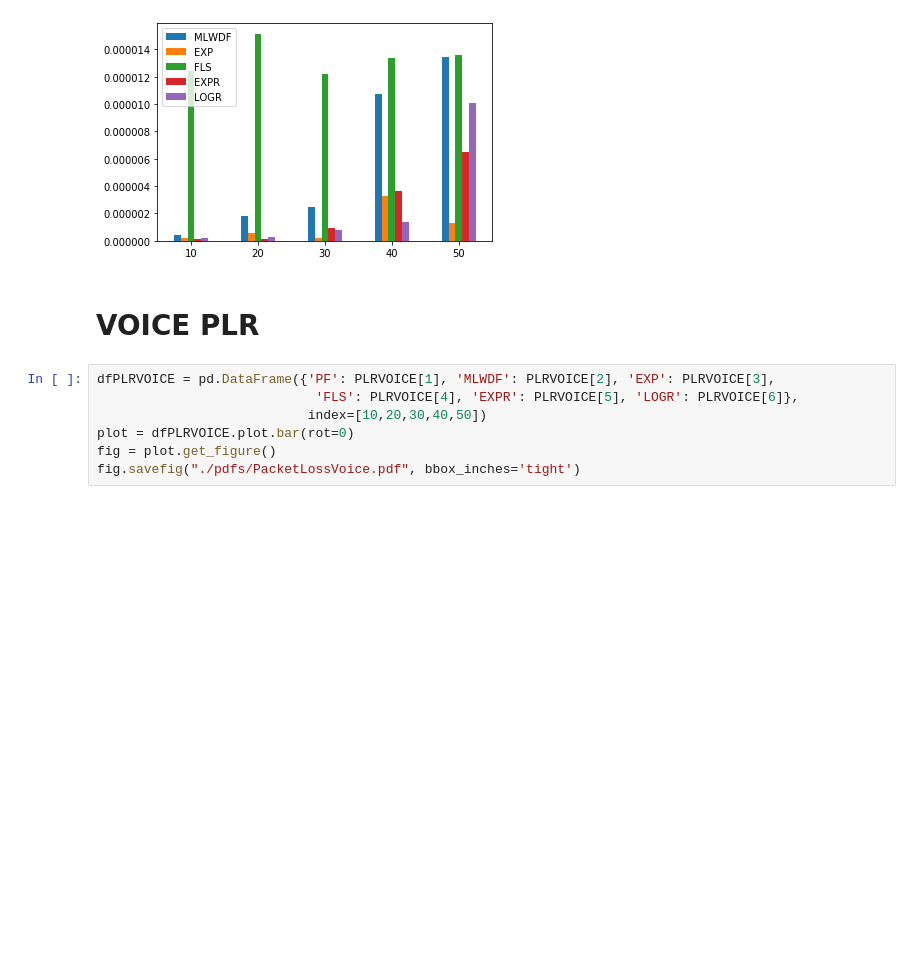
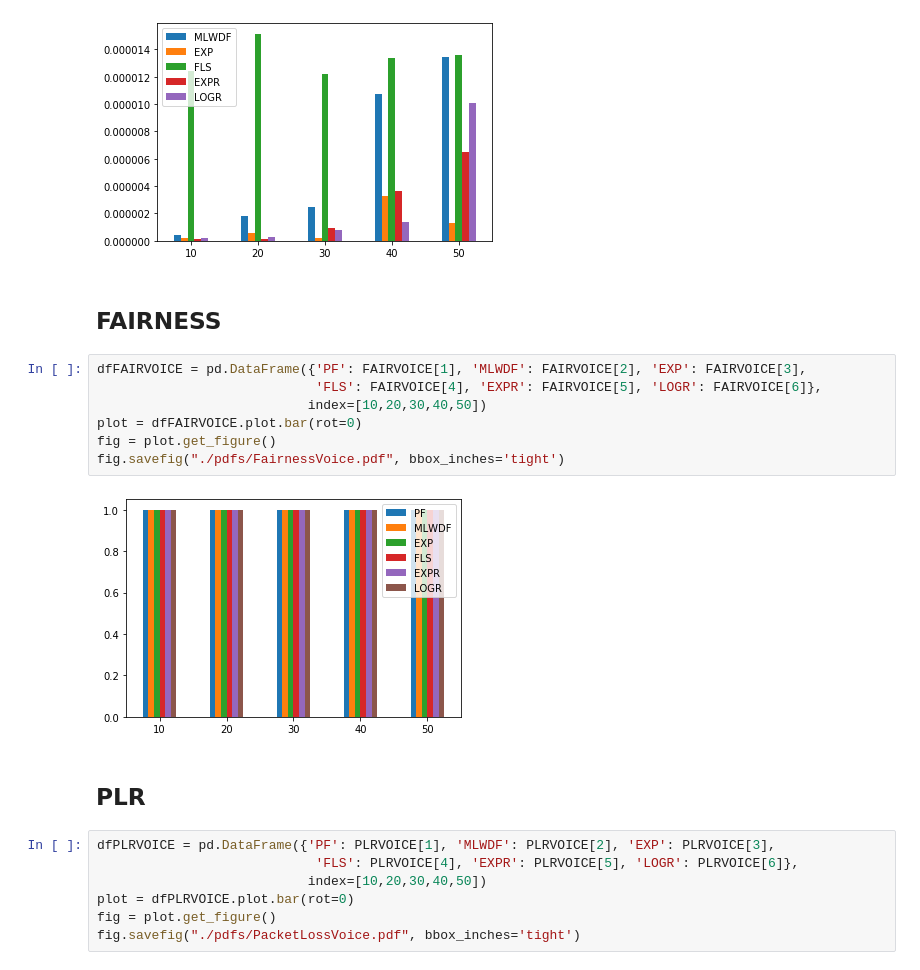
Before and after one commit to gdbranco/lte-sim-dev-new, a Jupyter notebook: myStuff/scripts/Statistics.ipynb, the cells around one changed output. Cells and saved outputs as stored; diff of their text form; blank space fills up the shorter version.

```diff
--- a/myStuff/scripts/Statistics.ipynb
+++ b/myStuff/scripts/Statistics.ipynb
@@ -526,8 +464,19 @@ fig = plot.get_figure()
 fig.savefig("./pdfs/JitterVoIP.pdf", bbox_inches='tight')
 # %% [output]
 [figure]
+# %% [markdown]
+## FAIRNESS
+# %%
+dfFAIRVOICE = pd.DataFrame({'PF': FAIRVOICE[1], 'MLWDF': FAIRVOICE[2], 'EXP': FAIRVOICE[3],
+                            'FLS': FAIRVOICE[4], 'EXPR': FAIRVOICE[5], 'LOGR': FAIRVOICE[6]},
+                           index=[10,20,30,40,50])
+plot = dfFAIRVOICE.plot.bar(rot=0)
+fig = plot.get_figure()
+fig.savefig("./pdfs/FairnessVoice.pdf", bbox_inches='tight')
+# %% [output]
+[figure, added]
 # %% [markdown]
-# VOICE PLR
+## PLR
 # %%
 dfPLRVOICE = pd.DataFrame({'PF': PLRVOICE[1], 'MLWDF': PLRVOICE[2], 'EXP': PLRVOICE[3],
                             'FLS': PLRVOICE[4], 'EXPR': PLRVOICE[5], 'LOGR': PLRVOICE[6]},
```
Also changed, not shown: parts of 53 cells of this notebook, 22 other files.
